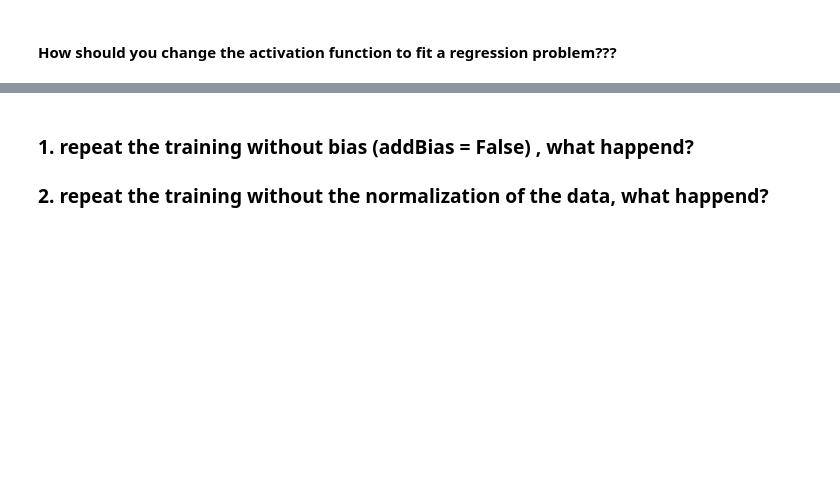
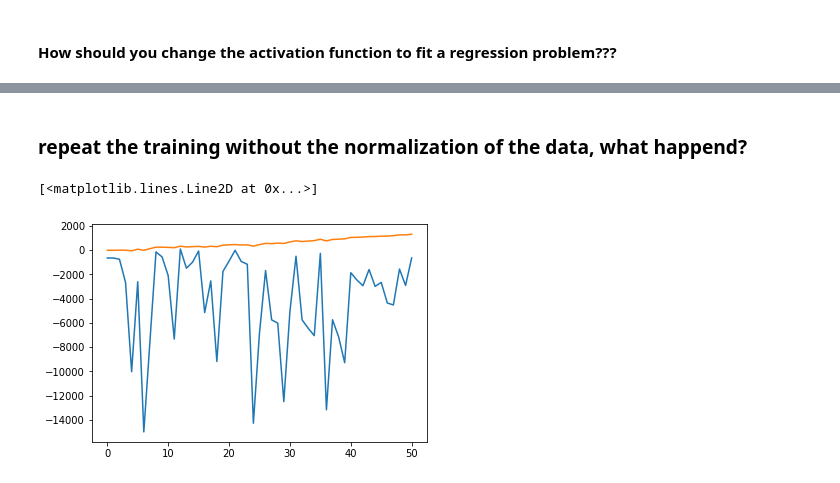
Before and after one commit to EdithChorev/Teaching_Backprop, a Jupyter notebook: 1_perceptron.ipynb, the cells around one changed output, grey strips where cells are left out. Drawn from its saved outputs; the diff is of its cells as text; code cells hidden in the pictures; blank space fills up the shorter version.

```diff
--- a/1_perceptron.ipynb
+++ b/1_perceptron.ipynb
@@ -107,0 +123,15 @@ y = np.array([[0], [0], [0], [1]])
+# %%
+## change the Perceptron class such that you save the weights
+## during training and return them then plot them
+p = Perceptron(X.shape[1], alpha=0.1)
+w=p.fit(X, y, epochs=20,addBias=True)
+
+for (x, target) in zip(X, y):
+    # make a prediction on the data point and display the result
+    # to our console
+    pred = p.predict(x,addBias=True)
+    print("data={}, true_label={}, pred={}".format(
+        x, target[0], pred))
+
+
+### ENTER YOUR CODE HERE for plotting
@@ -194,0 +258,2 @@ print("training perceptron...")
+# %% [markdown]
+### repeat the training without the normalization of the data, what happend?
@@ -195,5 +269,7 @@ print("training perceptron...")
 # %%
 # PLOT THE WEIGHTS AS A FUNCTION OF TRAINING
+plt.plot(w[0:len(w):2])
+plt.plot(w[1:len(w):2])
+# %% [output]
+[<matplotlib.lines.Line2D at 0x...>]
+[figure, added]
-# %% [markdown]
-### 1.  repeat the training without bias (addBias = False) , what happend?
-### 2.  repeat the training without the normalization of the data, what happend?
```
Also changed, not shown: parts of 28 cells of this notebook, 3 other files.
